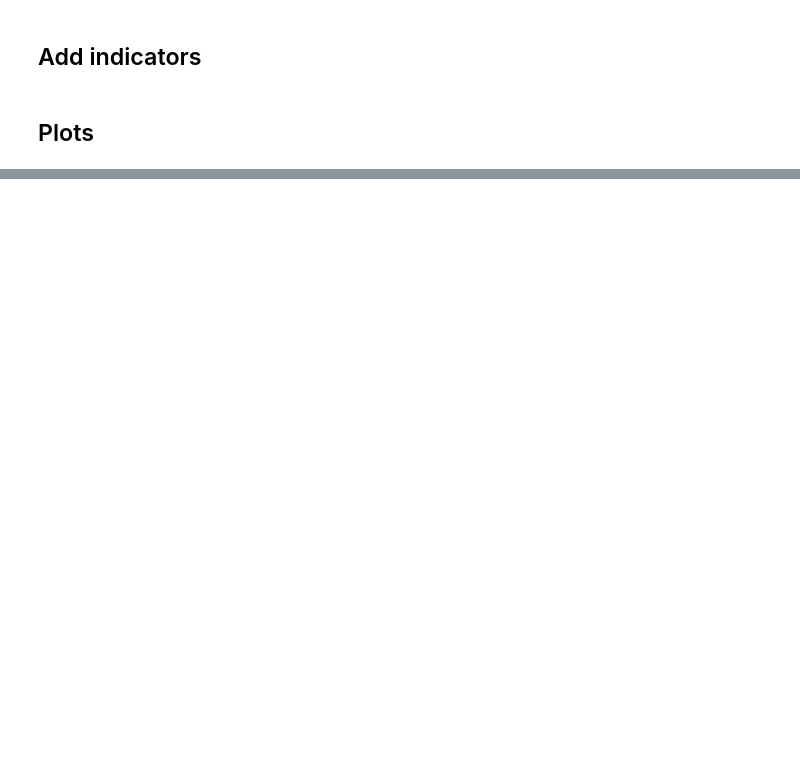
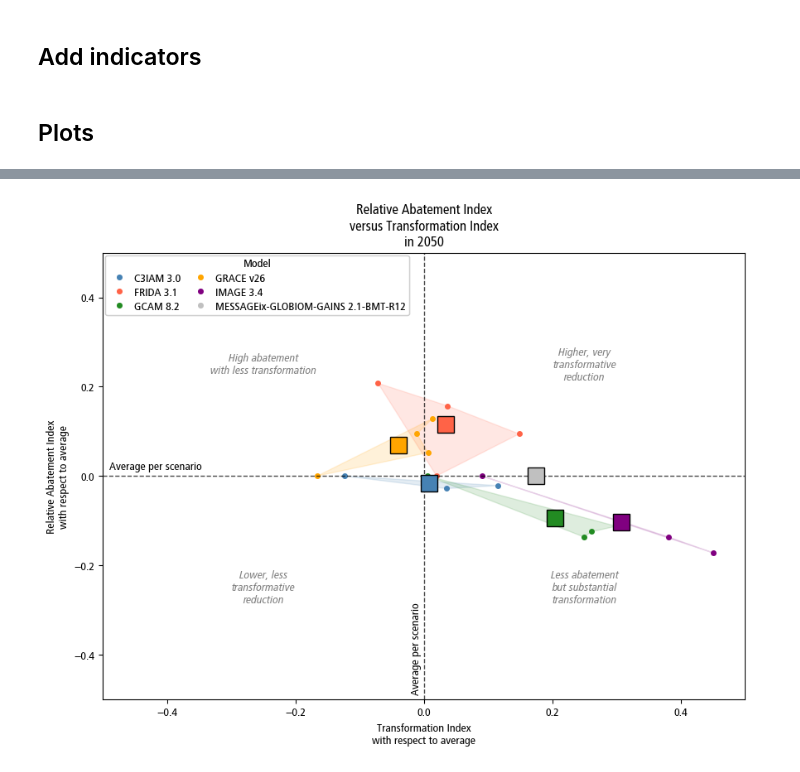
Before and after one commit to MarkMDekker/IAMfingerprints, a Jupyter notebook: notebooks/main.ipynb, the cells around one changed output, grey strips where cells are left out. Cells and saved outputs as stored; diff of their text form; code cells hidden in the pictures; blank space fills up the shorter version.

```diff
--- a/notebooks/main.ipynb
+++ b/notebooks/main.ipynb
@@ -213,0 +386,86 @@ ax.set_xlim([2010, 2100])
+# %%
+INDx = 'Transformation Index'
+INDy = 'Relative Abatement Index'
+fig, ax = plt.subplots(figsize=(10, 7))
+
+for mod_i, mod in enumerate(ds.model):
+    color = colors[mod_i]
+
+    points = []
+
+    short_name = f"{str(mod.values)[:]}"# {str(mod.values).split()[-1]}"
+
+    for SCEN_i, SCEN in enumerate(['C400-lin', 'C80-gr5', 'C160-gr5', 'Current-Policies']):
+
+        median_x = ds_ex.sel(scenario=SCEN, region='World', year=2050)[INDx].mean(dim='model')
+        median_y = ds_ex.sel(scenario=SCEN, region='World', year=2050)[INDy].mean(dim='model')
+
+        x = float(ds.sel(model=mod, scenario=SCEN, region='World', year=2050)[INDx] - median_x)
+        y = float(ds.sel(model=mod, scenario=SCEN, region='World', year=2050)[INDy] - median_y)
+
+        points.append((x, y))
+
+        ax.plot(
+            x, y,
+            '.',
+            color=color,
+            markersize=8,
+            label=short_name if SCEN_i == 0 else None
+        )
+
+    points = np.array(points, dtype=float)
+    points = points[np.isfinite(points).all(axis=1)]
+
+    # Plot average
+    if len(points) > 0:
+        avg = points.mean(axis=0)
+        ax.plot(avg[0], avg[1],
+                marker='s', markersize=14,
+                color=color, markeredgecolor='k', zorder=5)
+    # Only draw if at least 3 valid points remain
+    if len(points) >= 3:
+        centroid = points.mean(axis=0)
+        angles = np.arctan2(points[:,1] - centroid[1],
+                            points[:,0] - centroid[0])
+        points = points[np.argsort(angles)]
+
+        ax.add_patch(Polygon(points,
+                            closed=True,
+                            facecolor=color,
+                            edgecolor=color,
+                            alpha=0.15))
+
+# Legend
+legend1 = ax.legend(
+    title="Model",
+    loc="upper left",
+    ncol=2,
+    fontsize=10,
+    title_fontsize=10,
+    columnspacing=0.8,
+    handletextpad=0.4,
+    labelspacing=0.3,
+    handlelength=1.8,
+    borderpad=0.3,
+    borderaxespad=0.2,
+)
+ax.add_artist(legend1)
+
+# Add horizontal line at 0
+ax.axhline(0, color='black', linewidth=1, linestyle='--', alpha=0.7)
+ax.axvline(0, color='black', linewidth=1, linestyle='--', alpha=0.7)
+ax.text(-0.49, 0.01, 'Average per scenario', color='black', fontsize=10, va='bottom', ha='left')
+ax.text(-0.02, -0.49, 'Average per scenario', color='black', rotation=90, fontsize=10, va='bottom', ha='left')
+ax.text(-0.25, -0.25, 'Lower, less\ntransformative\nreduction', color='grey', fontsize=10, va='center', ha='center', fontstyle='italic')
+ax.text(0.25, 0.25, 'Higher, very\ntransformative\nreduction', color='grey', fontsize=10, va='center', ha='center', fontstyle='italic')
+ax.text(-0.25, 0.25, 'High abatement\nwith less transformation', color='grey', fontsize=10, va='center', ha='center', fontstyle='italic')
+ax.text(0.25, -0.25, 'Less abatement\nbut substantial\ntransformation', color='grey', fontsize=10, va='center', ha='center', fontstyle='italic')
+
+ax.set_title(f"{INDy}\nversus {INDx}\nin 2050")
+ax.set_ylabel(f"{INDy}\nwith respect to average")
+ax.set_xlabel(f"{INDx}\nwith respect to average")
+ax.set_xlim([-0.5, 0.5])
+ax.set_ylim([-0.5, 0.5])
+plt.savefig(paths.figures / "iamc_diagnostics" / "rai_ti.png", dpi=500, bbox_inches='tight')
+# %% [output]
+[figure, added]
```
Also changed, not shown: parts of 12 cells of this notebook, 4 other files.
